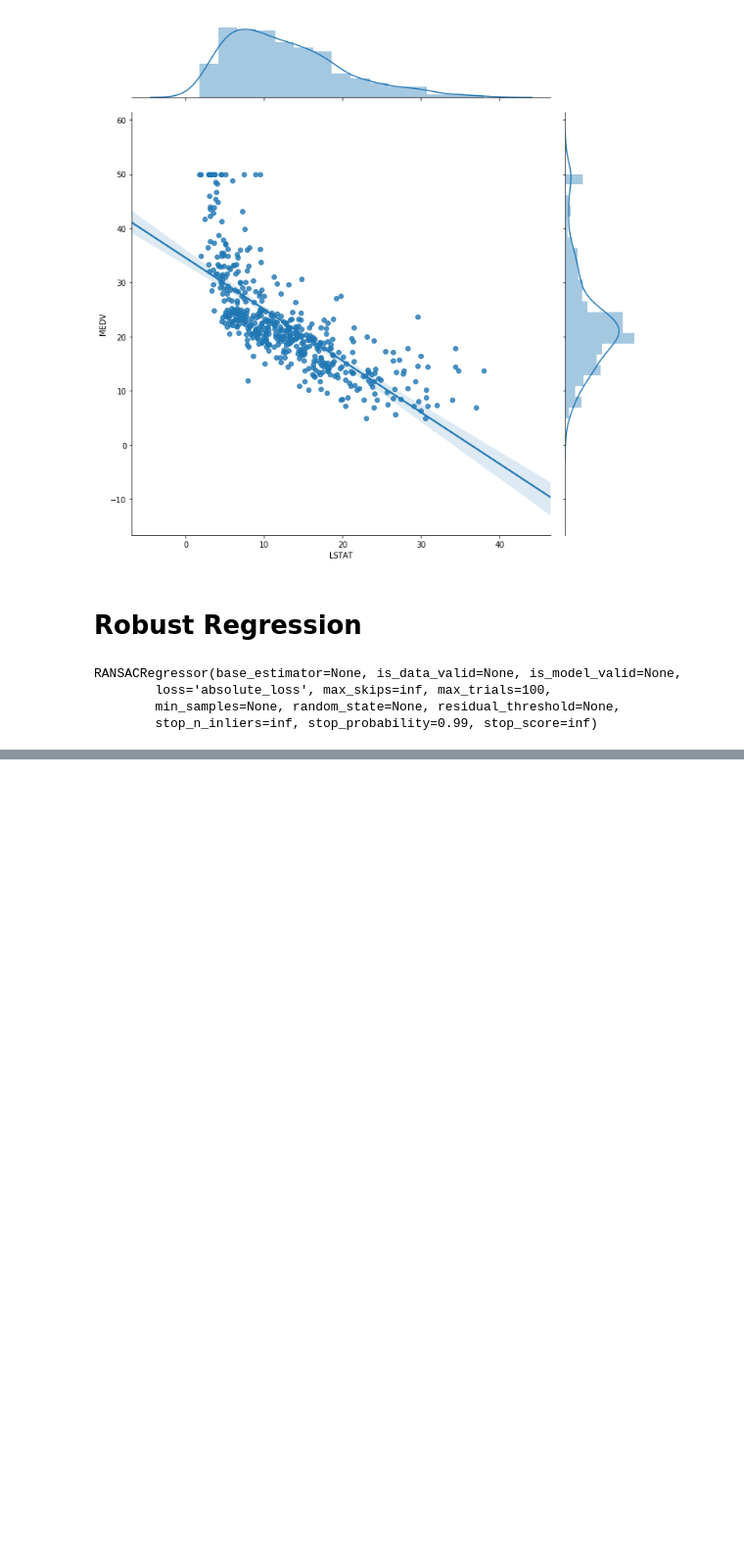
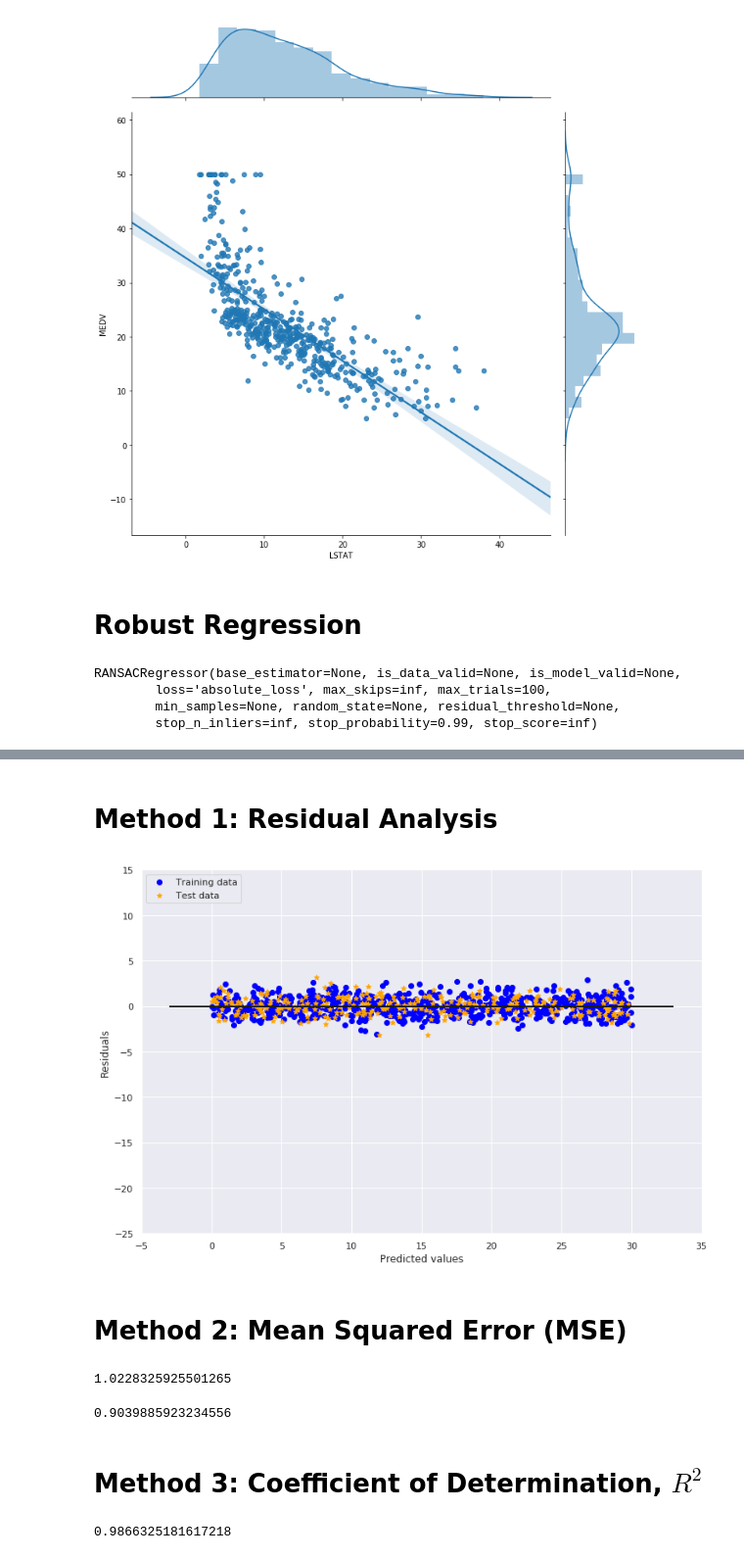
Before and after one commit to ineersa/ml-education, a Jupyter notebook: Boston Housing Price Prediction.ipynb, the cells around one changed output, grey strips where cells are left out. Shown at 98% size. Cells and saved outputs as stored; diff of their text form; code cells hidden in the pictures; blank space fills up the shorter version.

```diff
--- a/Boston Housing Price Prediction.ipynb
+++ b/Boston Housing Price Prediction.ipynb
@@ -229,0 +316,41 @@ ransac.estimator_.intercept_
+# %%
+X_train, X_test, y_train, y_test = train_test_split(x, y, test_size=0.3, random_state=0)
+# %%
+from sklearn.linear_model import LinearRegression
+model = LinearRegression(fit_intercept=True)
+model.fit(X_train.reshape(-1, 1), y_train)
+
+
+y_train_pred = model.predict(X_train.reshape(-1, 1))
+y_test_pred = model.predict(X_test.reshape(-1, 1))
+# %% [markdown]
+# Method 1: Residual Analysis
+# %%
+plt.figure(figsize=(12,8))
+plt.scatter(y_train_pred, y_train_pred - y_train, c='blue', marker='o', label='Training data')
+plt.scatter(y_test_pred, y_test_pred - y_test, c='orange', marker='*', label='Test data')
+plt.xlabel('Predicted values')
+plt.ylabel('Residuals')
+plt.legend(loc='upper left')
+plt.hlines(y=0, xmin=-3, xmax=33, lw=2, color='k')
+plt.xlim([-5, 35])
+plt.ylim([-25, 15])
+plt.show()
+# %% [output]
+[figure, added]
+# %% [markdown]
+# Method 2: Mean Squared Error (MSE)
+# %%
+mean_squared_error(y_train, y_train_pred)
+# %% [output]
+1.0228325925501265
+# %%
+mean_squared_error(y_test, y_test_pred)
+# %% [output]
+0.9039885923234556
+# %% [markdown]
+# Method 3: Coefficient of Determination, $R^2$
+# %%
+r2_score(y_train, y_train_pred)
+# %% [output]
+0.9866325181617218
```
Also changed, not shown: parts of 28 cells of this notebook.
